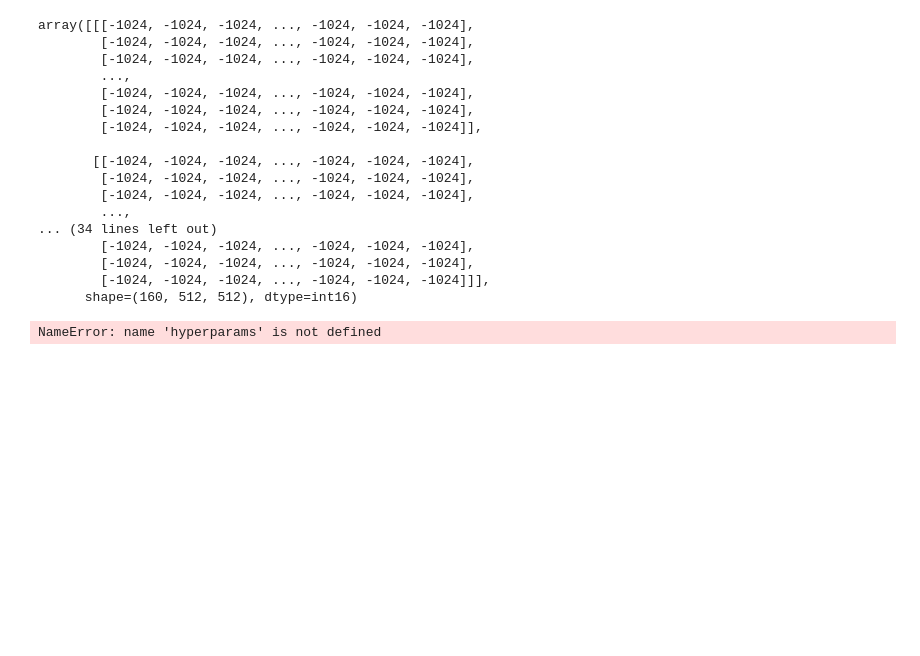
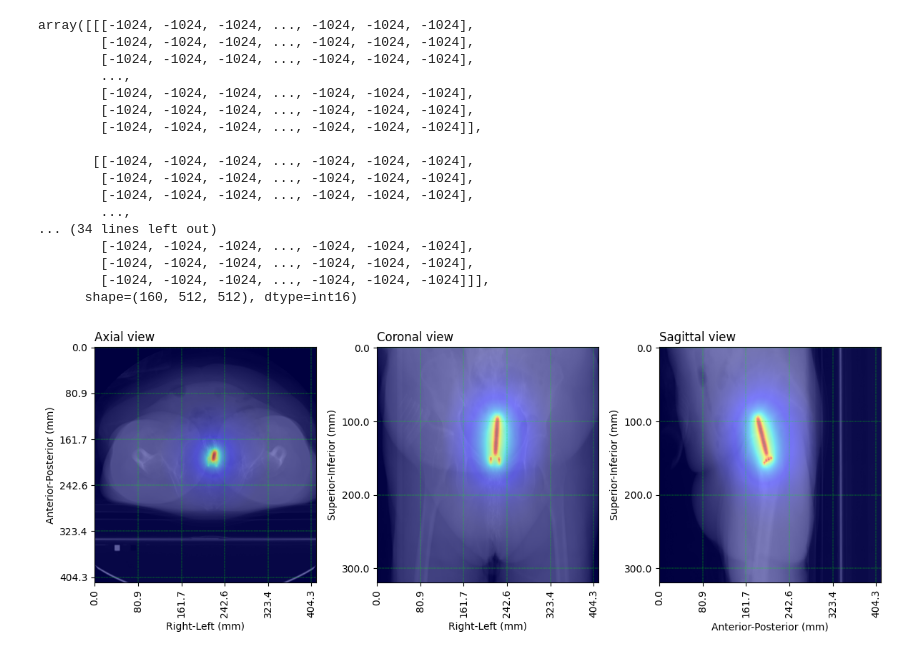
Before and after one commit to YeongHyeon/Dose_prediction_practice, a Jupyter notebook: data_structuring_251113_01.ipynb, the cells around one changed output. Saved outputs shown, nothing was run; the diff lists cells and outputs as text; code cells hidden in the pictures; blank space fills up the shorter version.

```diff
--- a/data_structuring_251113_01.ipynb
+++ b/data_structuring_251113_01.ipynb
@@ -188,22 +186,22 @@ def adjust_channel_dwells(
 # %%
 rtdose_original = dosecal.calculate_and_resample_to_ct(
     ct_image=ct_image,
     channels=rt_channels,
     anisotropy_path=cfg["hyperparams"]["anisotropy_table"],
     radial_path=cfg["hyperparams"]["radial_table"],
     grid_spacing_mm=ct_image.GetSpacing(),
     margin_mm=20.0,
     max_distance_cm=10.0,
 )
 
 vis.plot_dose_distribution(
     ct_array,
     rtdose_original.resampled_array,
     ct_metadata,
-    dose_max=hyperparams["dose_max_cgy"]
+    dose_max=cfg["hyperparams"]["dose_max_cgy"]
 )
 # %% [output]
-NameError: name 'hyperparams' is not defined
+[figure, added]
 # %%
 for idx_iter in range(6):
     if idx_iter < 3:
```
Also changed, not shown: parts of 4 cells of this notebook, 1 other file.
